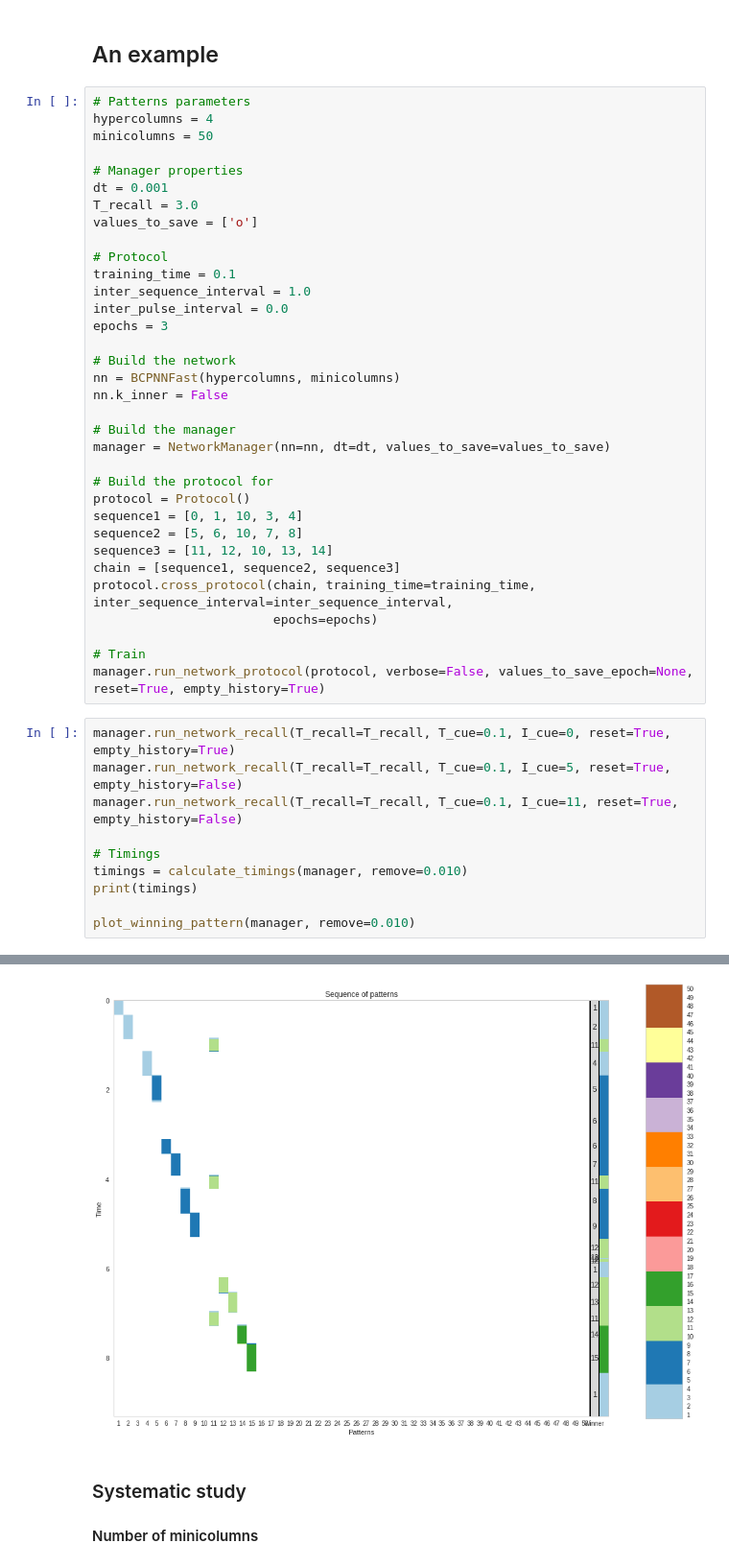
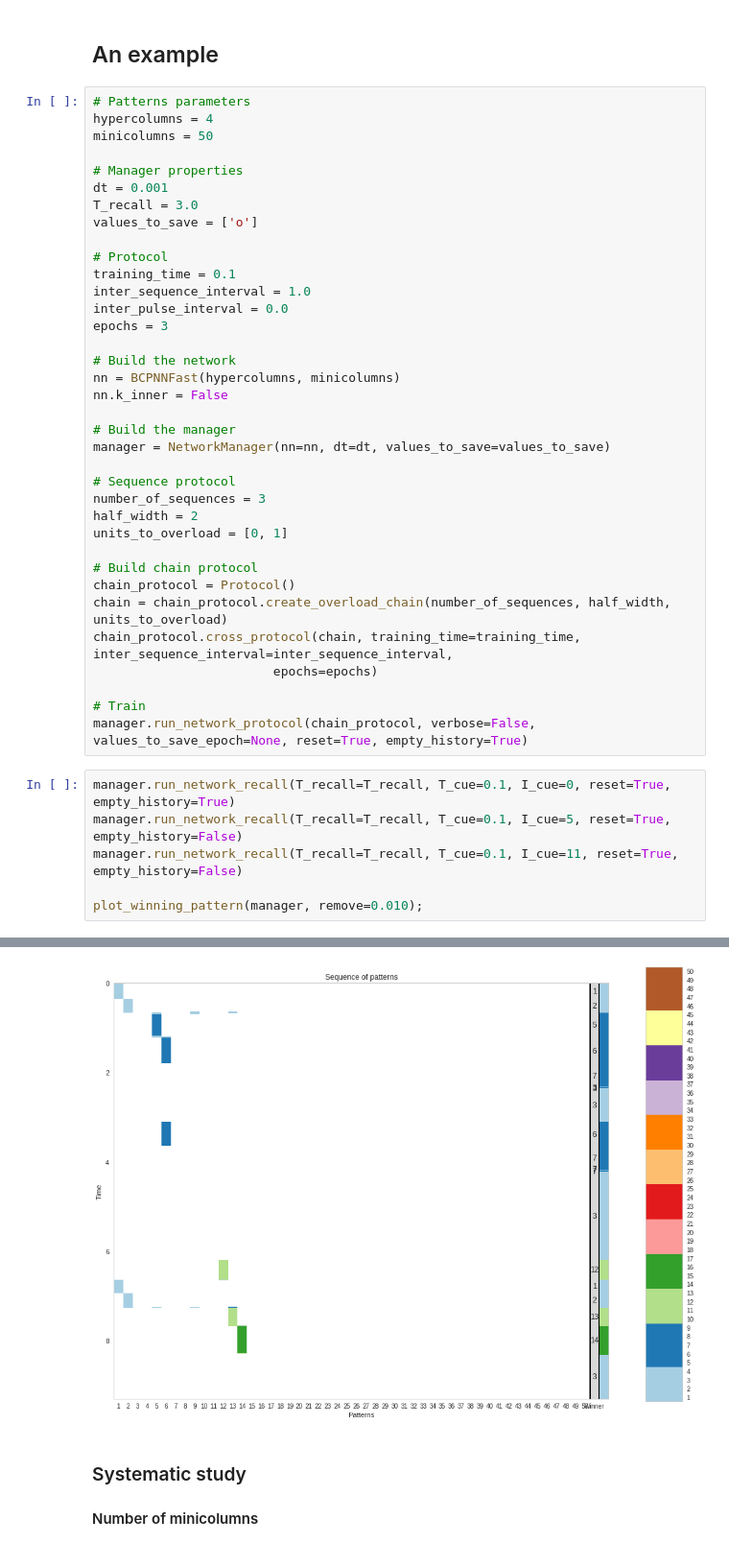
Before and after one commit to h-mayorquin/attractor_sequences, a Jupyter notebook: notebooks/2017-03-28(Unit load study).ipynb, the cells around one changed output, grey strips where cells are left out. Shown at 96% size. Saved outputs shown, nothing was run; the diff lists cells and outputs as text.

```diff
--- a/notebooks/2017-03-28(Unit load study).ipynb
+++ b/notebooks/2017-03-28(Unit load study).ipynb
@@ -63,25 +63,23 @@ nn.k_inner = False
 # Build the manager
 manager = NetworkManager(nn=nn, dt=dt, values_to_save=values_to_save)
 
-# Build the protocol for
-protocol = Protocol()
-sequence1 = [0, 1, 10, 3, 4]
-sequence2 = [5, 6, 10, 7, 8]
-sequence3 = [11, 12, 10, 13, 14]
-chain = [sequence1, sequence2, sequence3]
-protocol.cross_protocol(chain, training_time=training_time, inter_sequence_interval=inter_sequence_interval,
+# Sequence protocol
+number_of_sequences = 3
+half_width = 2
+units_to_overload = [0, 1]
+
+# Build chain protocol
+chain_protocol = Protocol()
+chain = chain_protocol.create_overload_chain(number_of_sequences, half_width, units_to_overload)
+chain_protocol.cross_protocol(chain, training_time=training_time, inter_sequence_interval=inter_sequence_interval,
                         epochs=epochs)
 
 # Train
-manager.run_network_protocol(protocol, verbose=False, values_to_save_epoch=None, reset=True, empty_history=True)
+manager.run_network_protocol(chain_protocol, verbose=False, values_to_save_epoch=None, reset=True, empty_history=True)
 # %%
 manager.run_network_recall(T_recall=T_recall, T_cue=0.1, I_cue=0, reset=True, empty_history=True)
 manager.run_network_recall(T_recall=T_recall, T_cue=0.1, I_cue=5, reset=True, empty_history=False)
 manager.run_network_recall(T_recall=T_recall, T_cue=0.1, I_cue=11, reset=True, empty_history=False)
 
-# Timings
-timings = calculate_timings(manager, remove=0.010)
-print(timings)
-
-plot_winning_pattern(manager, remove=0.010)
+plot_winning_pattern(manager, remove=0.010);
 # %% [output]
@@ -89,4 +86,4 @@ plot_winning_pattern(manager, remove=0.010)
-[figure, old version]
+[figure, new version]
 # %% [markdown]
 ### Systematic study
 #### Number of minicolumns
```
Also changed, not shown: parts of 18 cells of this notebook, 8 other files.
